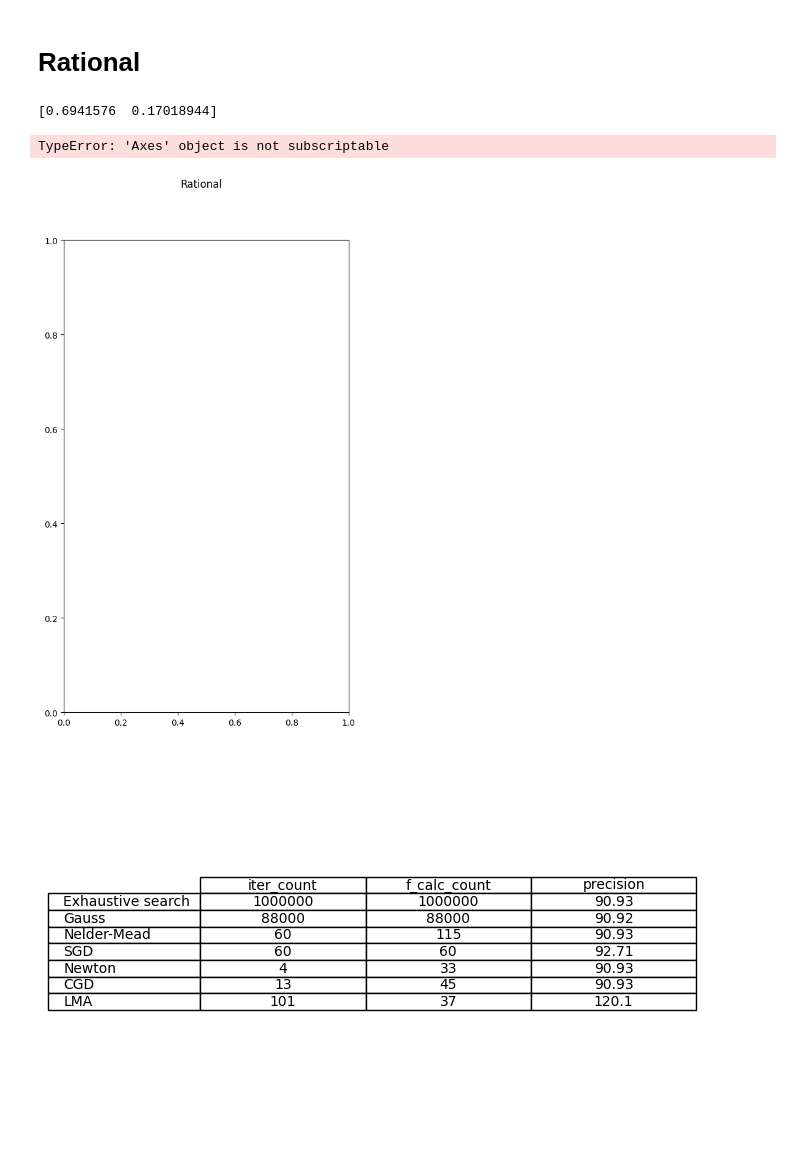
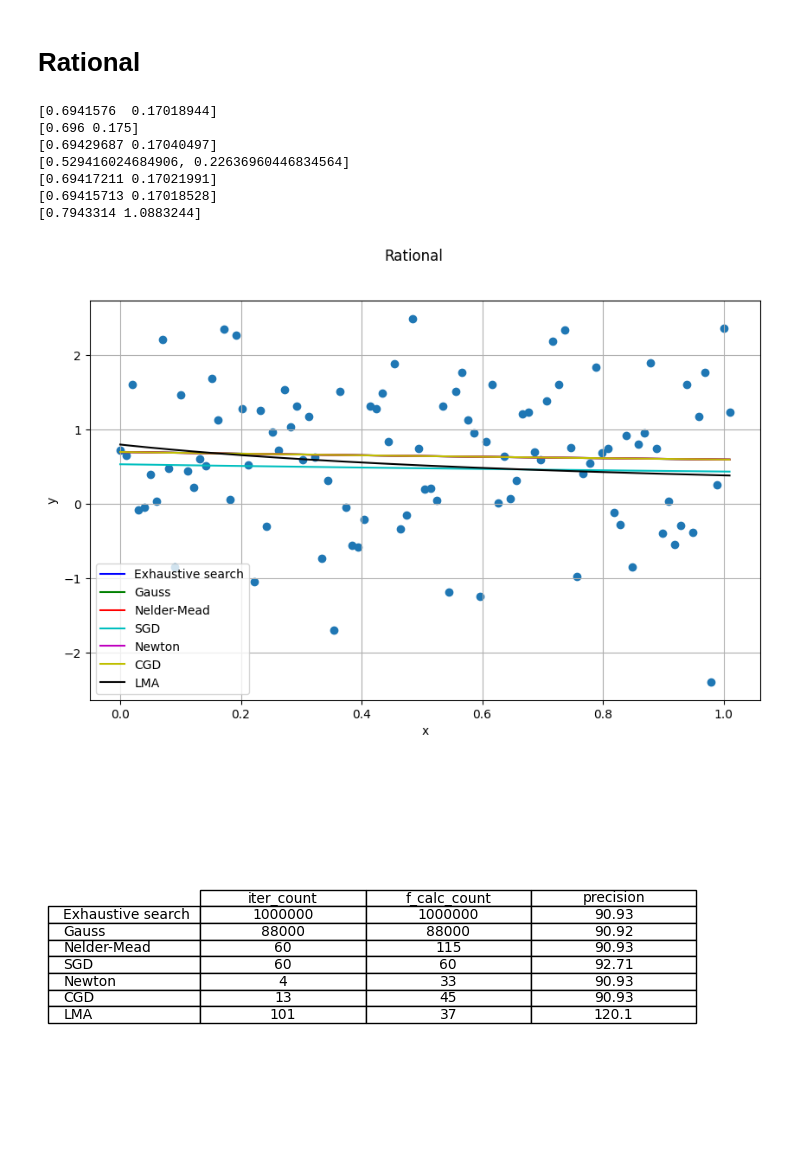
Before and after one commit to RuslanKozlyak/Labs_ITMO, a Jupyter notebook: AandD/Lr3.ipynb, the cells around one changed output. Cells and saved outputs as stored; diff of their text form; code cells hidden in the pictures.

```diff
--- a/AandD/Lr3.ipynb
+++ b/AandD/Lr3.ipynb
@@ -64,14 +64,14 @@ y = a * x + b + sigma
 # %%
 colors = ['b','g','r','c','m','y','k']
 
-def plot_aprox_result(x, y, methods_and_coafs, aprox_func, aprox_method_name, plot_full_only = False):
+def plot_aprox_result(x, y, methods_and_coafs, aprox_func, aprox_method_name, plot_full_only = False, figsize=(6,10)):
 
     if plot_full_only:
        num_of_plots = 1
     else:
         num_of_plots = len(methods_and_coafs) + 1
 
-    fig, ax = plt.subplots(num_of_plots, figsize=(6, 10), squeeze=False)
+    fig, ax = plt.subplots(num_of_plots, figsize=figsize)
 
     fig.suptitle(aprox_method_name)
 
@@ -91,16 +91,30 @@ def plot_aprox_result(x, y, methods_and_coafs, aprox_func, aprox_method_name, pl
         ax[num_of_plots].scatter(x, y)
         ax[num_of_plots].set(xlabel='x', ylabel='y')
 
-    for idx, (method) in enumerate(methods_and_coafs):
+        for idx, (method) in enumerate(methods_and_coafs):
 
-        coef = methods_and_coafs[method]
-        print(coef)
+            coef = methods_and_coafs[method]
+            print(coef)
 
-        color = colors[idx]
-        ax[num_of_plots].plot(x, aprox_func(x, coef[0], coef[1] ), label=method, color=color)
+            color = colors[idx]
+            ax[num_of_plots].plot(x, aprox_func(x, coef[0], coef[1] ), label=method, color=color)
 
-        ax[num_of_plots].legend()
-        ax[num_of_plots].grid()
+            ax[num_of_plots].legend()
+            ax[num_of_plots].grid()
+    else:
+        ax.scatter(x, y)
+        ax.set(xlabel='x', ylabel='y')
+
+        for idx, (method) in enumerate(methods_and_coafs):
+
+            coef = methods_and_coafs[method]
+            print(coef)
+
+            color = colors[idx]
+            ax.plot(x, aprox_func(x, coef[0], coef[1] ), label=method, color=color)
+
+            ax.legend()
+            ax.grid()
 
     plt.show()
 # %%
@@ -513,21 +548,26 @@ make_table_2d([brute_force_result,coordinate_descent_result,nelder_mead_result,S
 # %% [markdown]
 # Rational
 # %%
-methods_and_coafs_rational = {
+methods_and_coafs_full_rational = {
     'Exhaustive search': brute_force_coafs_rational,
     'Gauss': coord_descent_coefs_rational,
     'Nelder-Mead': nelder_mead_rational['x'],
     'SGD': [w_rational, b_rational],
     'Newton': newton_rational['x'],
     'CGD': conjugate_rational['x'],
     'LMA': lma_rational['x'],
 }
 
-plot_aprox_result(x, y, methods_and_coafs_rational, rational, 'Rational', plot_full_only=True)
+plot_aprox_result(x, y, methods_and_coafs_full_rational, rational, 'Rational', plot_full_only=True, figsize=(10,6))
 # %% [output]
 [0.6941576  0.17018944]
+[0.696 0.175]
+[0.69429687 0.17040497]
+[0.529416024684906, 0.22636960446834564]
+[0.69417211 0.17021991]
+[0.69415713 0.17018528]
+[0.7943314 1.0883244]
-TypeError: 'Axes' object is not subscriptable
-[figure, old version]
+[figure, new version]
 # %%
 make_table_2d([brute_force_result_rational,
                coordinate_descent_result_rational,
```
Also changed, not shown: parts of 1 cell of this notebook.
